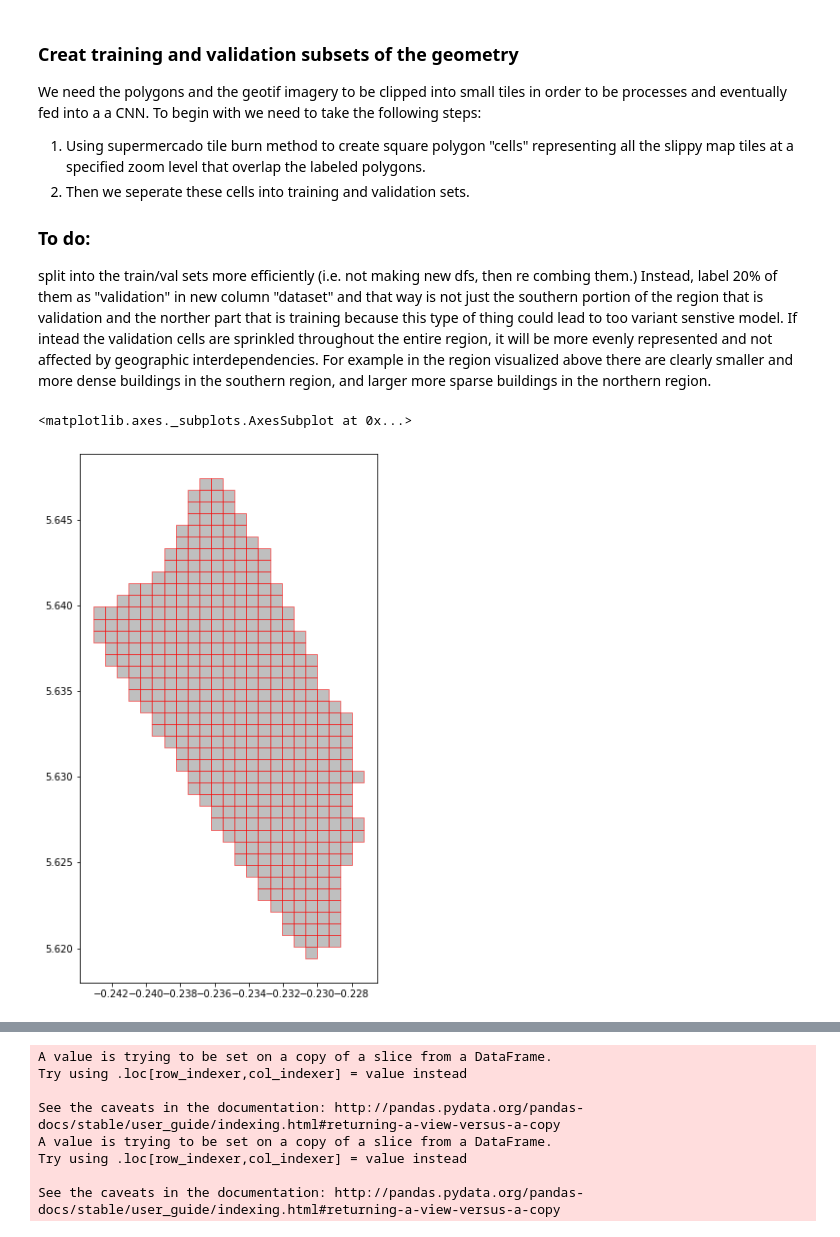
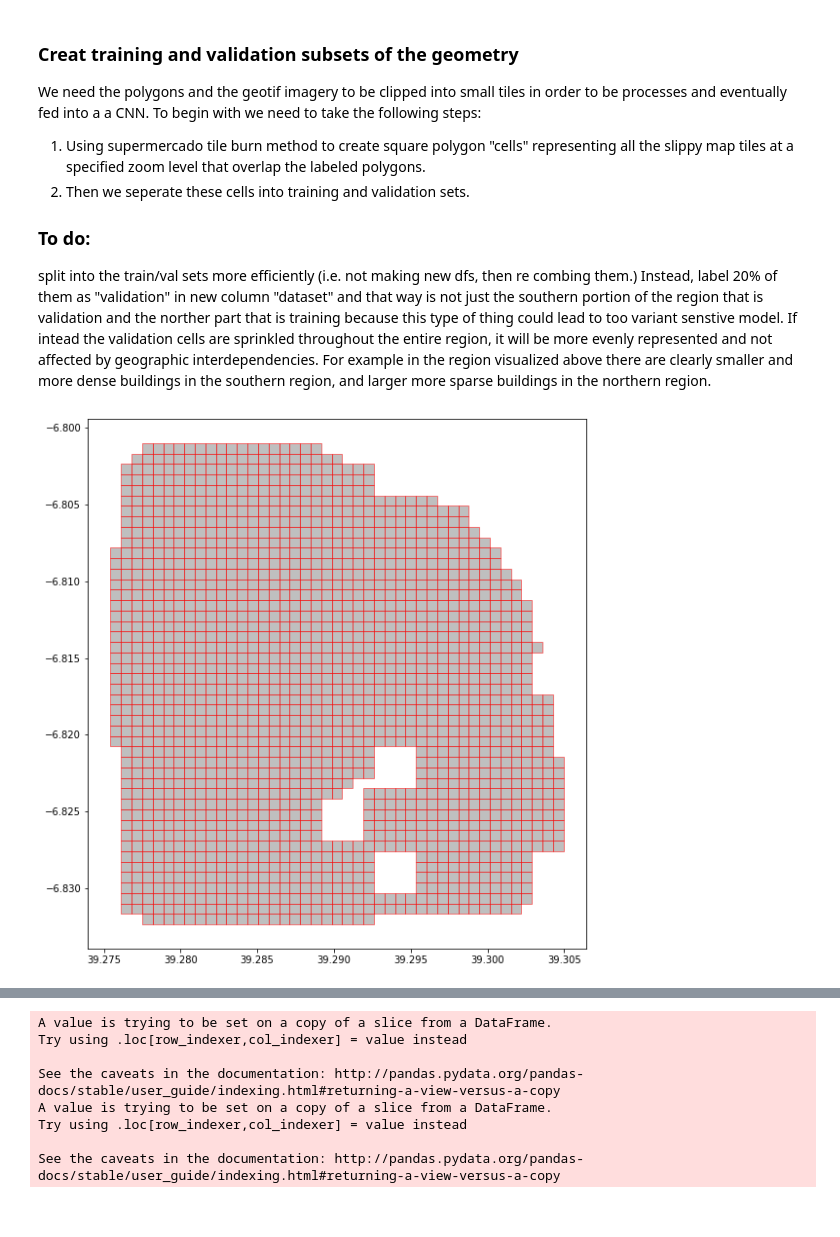
Before and after one commit to butlerbt/SegmentingBuildings, a Jupyter notebook: notebooks/exploratory/Build_eda.ipynb, the cells around one changed output, grey strips where cells are left out. Saved outputs shown, nothing was run; the diff lists cells and outputs as text; code cells hidden in the pictures.

```diff
--- a/notebooks/exploratory/Build_eda.ipynb
+++ b/notebooks/exploratory/Build_eda.ipynb
@@ -63,7 +74,4 @@ zoom_level = 19
-# %%
-#import the geojson containing the tiles
-trn_tiles = gpd.read_file("../../data/raw/train_tier_1/acc/665946/trn_aoi_ztiles.geojson")
-trn_tiles.plot(figsize=(10,10), color='grey', alpha=0.5, edgecolor='red')
-# %% [output]
-<matplotlib.axes._subplots.AxesSubplot at 0x...>
-[figure, removed]
+# %%
+tiles_df = proc.load_tile_geojson(region = region, zone = zone, visualize=True)
+# %% [output]
+[figure, added]
```
Also changed, not shown: parts of 28 cells of this notebook, 1 other file.
